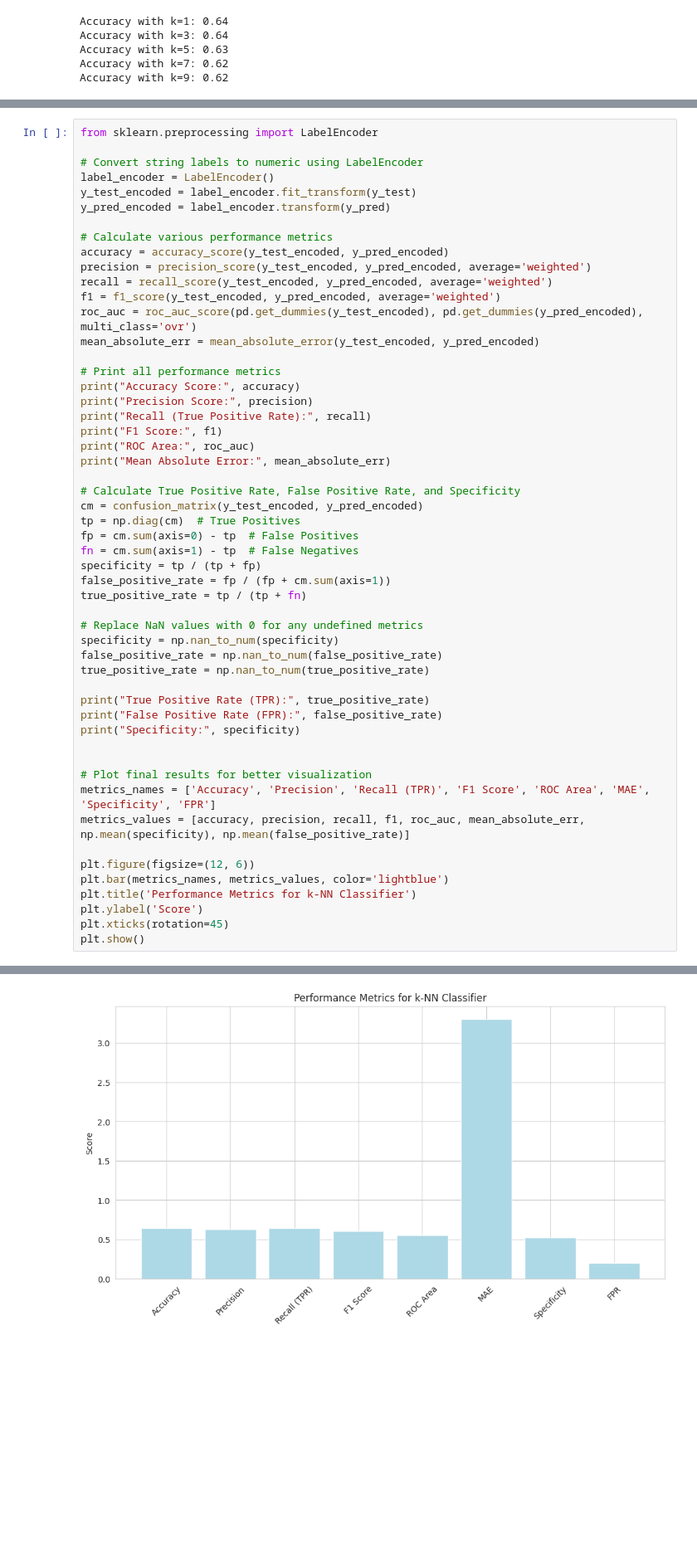
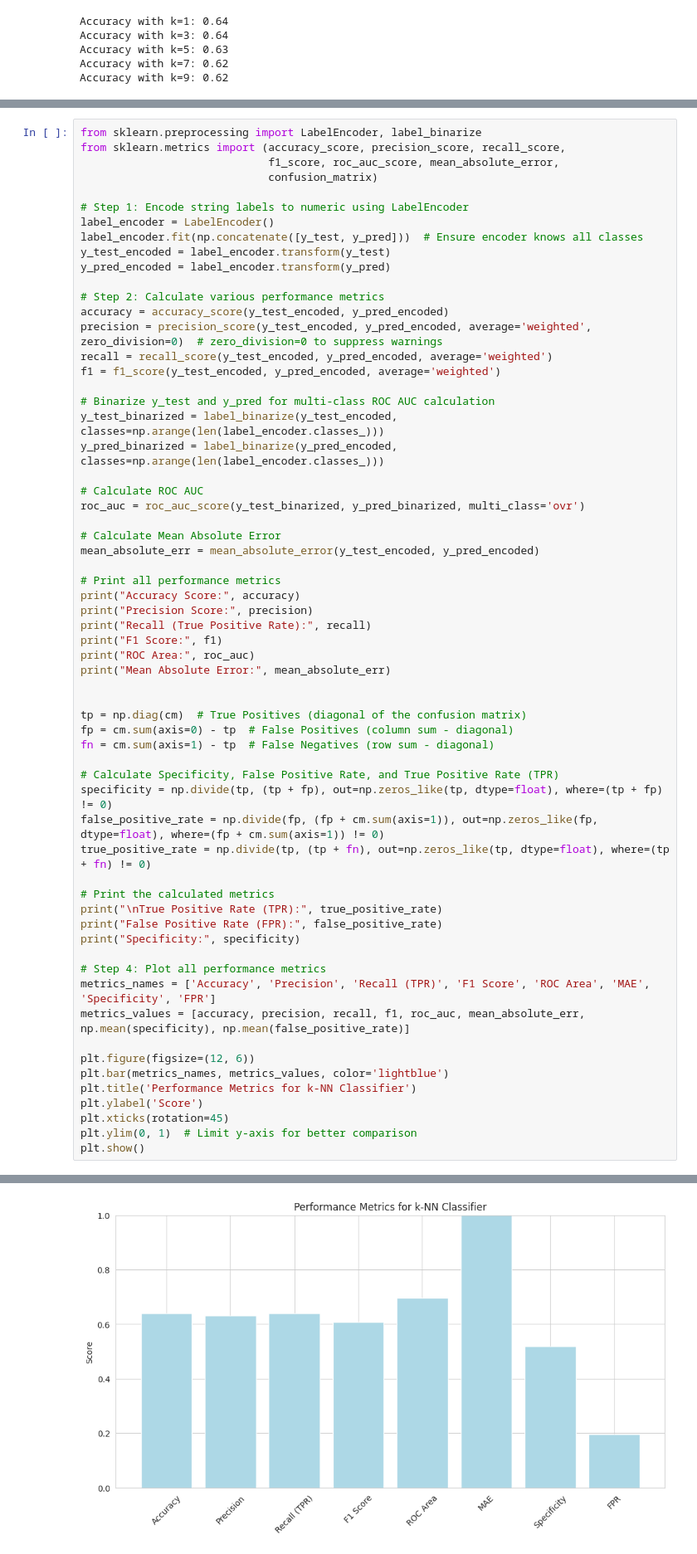
Before and after one commit to musama00/Machine-Learning, a Jupyter notebook: Machine_Learning_Assignment.ipynb, the cells around one changed output, grey strips where cells are left out. Shown at 83% size. Drawn from its saved outputs; the diff is of its cells as text; blank space fills up the shorter version.

```diff
--- a/Machine_Learning_Assignment.ipynb
+++ b/Machine_Learning_Assignment.ipynb
@@ -155,19 +155,31 @@ plt.show()
 # %% [output]
 [figure]
 # %%
-from sklearn.preprocessing import LabelEncoder
+from sklearn.preprocessing import LabelEncoder, label_binarize
+from sklearn.metrics import (accuracy_score, precision_score, recall_score,
+                             f1_score, roc_auc_score, mean_absolute_error,
+                             confusion_matrix)
 
-# Convert string labels to numeric using LabelEncoder
+# Step 1: Encode string labels to numeric using LabelEncoder
 label_encoder = LabelEncoder()
-y_test_encoded = label_encoder.fit_transform(y_test)
+label_encoder.fit(np.concatenate([y_test, y_pred]))  # Ensure encoder knows all classes
+y_test_encoded = label_encoder.transform(y_test)
 y_pred_encoded = label_encoder.transform(y_pred)
 
-# Calculate various performance metrics
+# Step 2: Calculate various performance metrics
 accuracy = accuracy_score(y_test_encoded, y_pred_encoded)
-precision = precision_score(y_test_encoded, y_pred_encoded, average='weighted')
+precision = precision_score(y_test_encoded, y_pred_encoded, average='weighted', zero_division=0)  # zero_division=0 to suppress warnings
 recall = recall_score(y_test_encoded, y_pred_encoded, average='weighted')
 f1 = f1_score(y_test_encoded, y_pred_encoded, average='weighted')
-roc_auc = roc_auc_score(pd.get_dummies(y_test_encoded), pd.get_dummies(y_pred_encoded), multi_class='ovr')
+
+# Binarize y_test and y_pred for multi-class ROC AUC calculation
+y_test_binarized = label_binarize(y_test_encoded, classes=np.arange(len(label_encoder.classes_)))
+y_pred_binarized = label_binarize(y_pred_encoded, classes=np.arange(len(label_encoder.classes_)))
+
+# Calculate ROC AUC
+roc_auc = roc_auc_score(y_test_binarized, y_pred_binarized, multi_class='ovr')
+
+# Calculate Mean Absolute Error
 mean_absolute_err = mean_absolute_error(y_test_encoded, y_pred_encoded)
 
 # Print all performance metrics
@@ -178,26 +190,22 @@ print("F1 Score:", f1)
 print("ROC Area:", roc_auc)
 print("Mean Absolute Error:", mean_absolute_err)
 
-# Calculate True Positive Rate, False Positive Rate, and Specificity
-cm = confusion_matrix(y_test_encoded, y_pred_encoded)
-tp = np.diag(cm)  # True Positives
-fp = cm.sum(axis=0) - tp  # False Positives
-fn = cm.sum(axis=1) - tp  # False Negatives
-specificity = tp / (tp + fp)
-false_positive_rate = fp / (fp + cm.sum(axis=1))
-true_positive_rate = tp / (tp + fn)
 
-# Replace NaN values with 0 for any undefined metrics
-specificity = np.nan_to_num(specificity)
-false_positive_rate = np.nan_to_num(false_positive_rate)
-true_positive_rate = np.nan_to_num(true_positive_rate)
+tp = np.diag(cm)  # True Positives (diagonal of the confusion matrix)
+fp = cm.sum(axis=0) - tp  # False Positives (column sum - diagonal)
+fn = cm.sum(axis=1) - tp  # False Negatives (row sum - diagonal)
 
-print("True Positive Rate (TPR):", true_positive_rate)
+# Calculate Specificity, False Positive Rate, and True Positive Rate (TPR)
+specificity = np.divide(tp, (tp + fp), out=np.zeros_like(tp, dtype=float), where=(tp + fp) != 0)
+false_positive_rate = np.divide(fp, (fp + cm.sum(axis=1)), out=np.zeros_like(fp, dtype=float), where=(fp + cm.sum(axis=1)) != 0)
+true_positive_rate = np.divide(tp, (tp + fn), out=np.zeros_like(tp, dtype=float), where=(tp + fn) != 0)
+
+# Print the calculated metrics
+print("\nTrue Positive Rate (TPR):", true_positive_rate)
 print("False Positive Rate (FPR):", false_positive_rate)
 print("Specificity:", specificity)
 
-
-# Plot final results for better visualization
+# Step 4: Plot all performance metrics
 metrics_names = ['Accuracy', 'Precision', 'Recall (TPR)', 'F1 Score', 'ROC Area', 'MAE', 'Specificity', 'FPR']
 metrics_values = [accuracy, precision, recall, f1, roc_auc, mean_absolute_err, np.mean(specificity), np.mean(false_positive_rate)]
 
@@ -206,6 +214,7 @@ plt.bar(metrics_names, metrics_values, color='lightblue')
 plt.title('Performance Metrics for k-NN Classifier')
 plt.ylabel('Score')
 plt.xticks(rotation=45)
+plt.ylim(0, 1)  # Limit y-axis for better comparison
 plt.show()
 # %% [output]
 Accuracy Score: 0.6390845070422535
@@ -224,8 +233,8 @@ False Positive Rate (FPR): [0.52173913 0.38095238 0.5483871  0.16326531 0.468085
  0.34090909 0.         0.40740741 1.         0.875      1.
  0.6875     0.28125    0.5        1.         0.2962963  0.66666667
  0.11111111 0.875      0.         0.25       0.         1.
  0.66666667 1.         0.98445596 0.         0.8        0.18032787]
-[figure, old version]
+[figure, new version]
 # %%
 # Single Prediction - Use DataFrame to maintain feature names
 new_price = pd.DataFrame([[200]], columns=['price'])  # Create DataFrame with the same feature name
```
Also changed, not shown: parts of 1 cell of this notebook.
